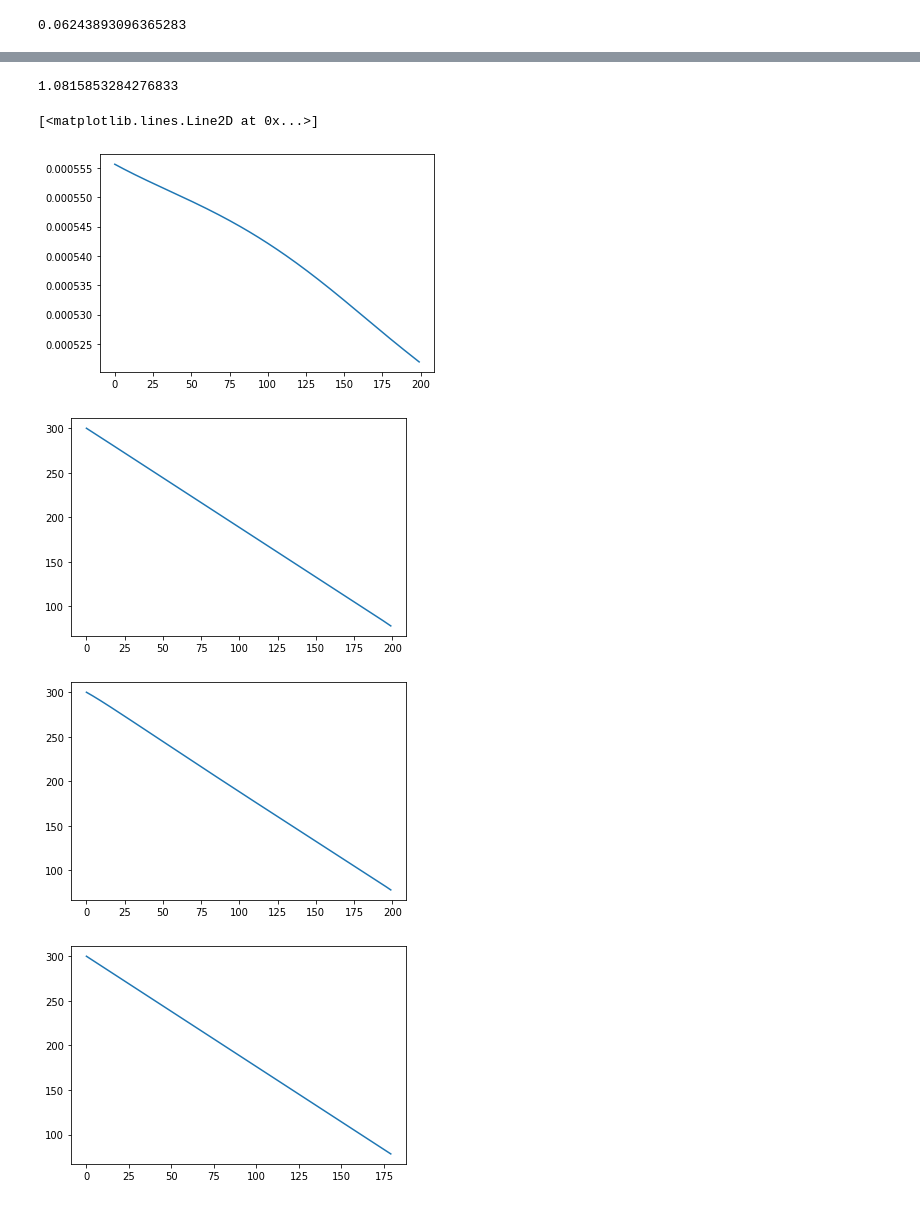
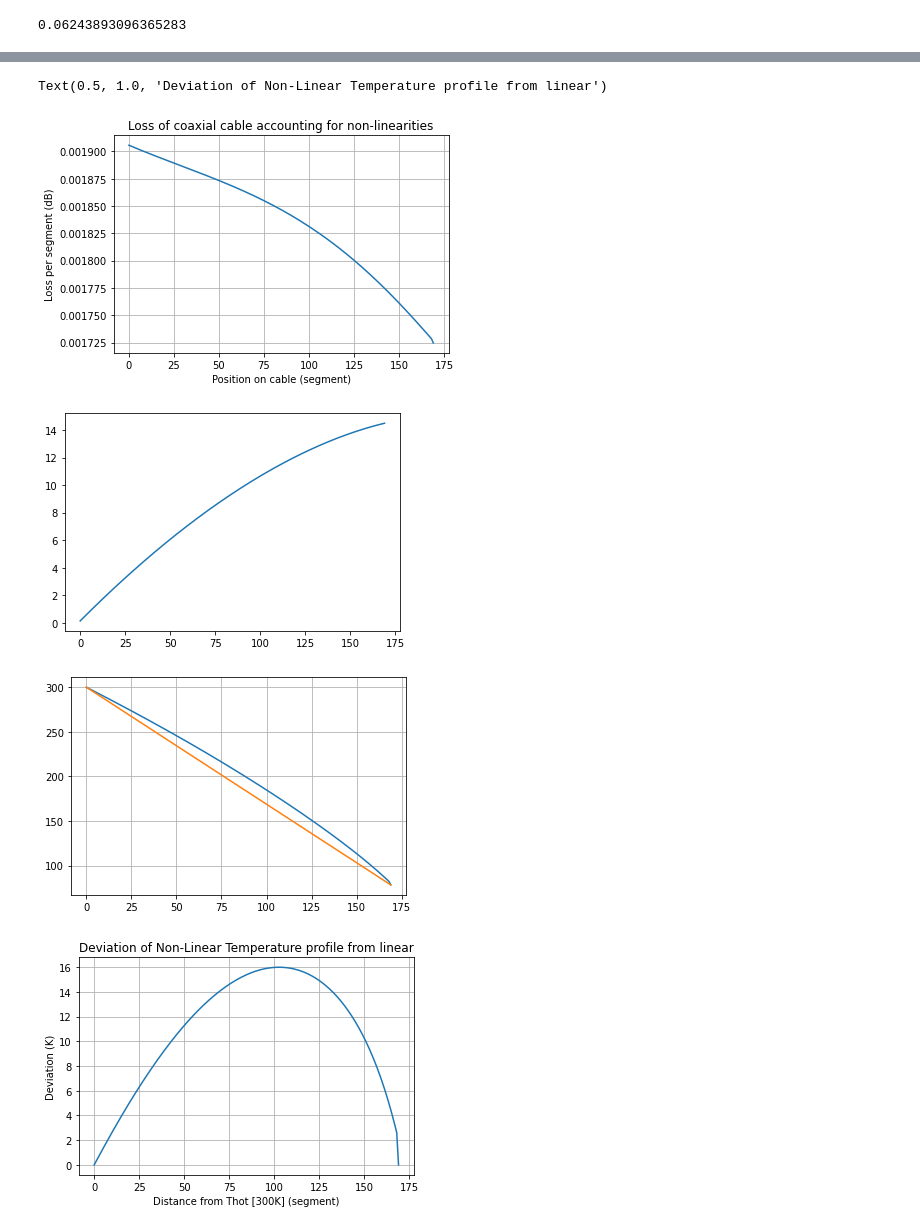
Before and after one commit to RoFree/1D_FDMethodThermal-EM, a Jupyter notebook: Thermal_Modeling_of_Coaxial_line_noise.ipynb, the cells around one changed output, grey strips where cells are left out. Drawn from its saved outputs; the diff is of its cells as text; code cells hidden in the pictures.

```diff
--- a/Thermal_Modeling_of_Coaxial_line_noise.ipynb
+++ b/Thermal_Modeling_of_Coaxial_line_noise.ipynb
@@ -389,18 +551,21 @@ print(HeatFlowTotal(max(old), min(old), R_tCalc(10/100, q_coax_SS_BeCu(mean(old)
 0.06243893096365283
 # %%
 #example, calculating a temperature gradient from an initial state and then finding the noise of the cable NOTE: also do deviation from linear
+Length = 0.059
+Dinner = 0.00051
+Douter = 0.00194
+Douter_i = 0.00168
 
-gradient_inner, gradient_outer = np.array(OneDFiniteThermalSolver_withResistancev3(300, 77, 0.01, 0.10, 170, tConduct_BeCu, tConduct_ss_304, 0.00220, 0.00180, 0.00051)) #units now in meters!!!!
+gradient_inner, gradient_outer = np.array(OneDFiniteThermalSolver_withResistancev4(300, 77, 0.01, Length, 170, tConduct_SUS304, tConduct_SUS304, Douter, Douter_i, Dinner)) #units now in meters!!!!
 
-#y, t = OneDFiniteEMNoiseSolverv3(gradient_inner, gradient_outer, 1.5, e_cond_ss, 2,  e_cond_cu, 1, 2.1, 0.220, 0.051, 10)#units in cm
-#y, t = OneDFiniteEMNoiseSolverv2(gradient_inner, gradient_outer, 1.5, e_cond_ss, e_cond_BeCu, 2.1, 0.0022, 0.00051, 0.10)
-y, t, loss_inner, loss_outer, dielectric_loss = OneDFiniteEMNoiseSolverv4(gradient_inner, gradient_outer, 1.5e+9, e_cond_ss, 2, e_cond_BeCu, 1, 2.1, 0.00220, 0.00180, 0.00051, 0.1) #units in cm, Hz, ohm/m, K
+#y, t = OneDFiniteEMNoiseSolverv3(gradient_inner, gradient_outer, 1.5, e_cond_ss, 2,  e_cond_cu, 1, 2.1, 0.220, 0.051, Length*1e-2)#units in cm
+#y, t = OneDFiniteEMNoiseSolverv2(gradient_inner, gradient_outer, 1.5, e_cond_SUS304, e_cond_BeCu_C17200, 2.1, Douter, Dinner, Length)
+#y, t, loss_inner, loss_outer, dielectric_loss = OneDFiniteEMNoiseSolverv4(gradient_inner, gradient_outer, 1.4e+9, e_cond_SUS304, 2, e_cond_SUS304, 2, 2.1, Douter, Douter_i, Dinner, Length) #units in m, Hz, ohm/m, K
+y, t, loss_inner, loss_outer, dielectric_loss = OneDFiniteEMNoiseSolverv4_withSurfaceRoughness(gradient_inner, gradient_outer, 1.4e+9, 10e-6, e_cond_SUS304, 1.0005, 15e-6, e_cond_SUS304, 1.0005, 2.1, Douter, Douter_i, Dinner, Length) #units in m, Hz, ohm/m, K
 print("Loss in dB/m")
 print(t)
-print(loss_inner)
-print(loss_outer)
-print(dielectric_loss)
 print("Noise of coax:")
-print(nTemp_calc(TotalNoisev2(y), 77, mean(gradient_inner)))
+nTemp, nTemp_array = nTemp_calc(np.array(y), 77, gradient_inner)
+print(nTemp)
 # %% [output]
 Loss in dB/m
@@ -413,28 +575,41 @@ Noise of coax:
 # %%
-print(t)
+interval = np.linspace(0, len(gradient_inner), len(gradient_inner))
+linear_fit = np.poly1d(np.polyfit(interval, gradient_inner, 1))
+linear_gradient = populateInitialState(300, 77, 0.059, len(gradient_inner))
+
+
 plot = plt.figure()
 ax = plt.axes()
 ax.plot(y)
+ax.set_xlabel("Position on cable (segment)")
+ax.set_ylabel("Loss per segment (dB)")
+ax.set_title("Loss of coaxial cable accounting for non-linearities")
+plt.grid()
 plot = plt.figure()
 ax = plt.axes()
-ax.plot(gradient_outer)
+ax.plot(nTemp_array)
 plot = plt.figure()
 ax = plt.axes()
 ax.plot(gradient_inner)
+ax.plot(linear_gradient)
+plt.grid()
 
-ref = populateInitialState(300, 77, 0.1, 180)
+
 deviation = []
-for i in range(len(ref)):
-  deviation.append(y[i]-ref[-i])
+for i in range(len(interval)):
+  deviation.append((gradient_outer[i]-linear_gradient[i]))
 
 plot = plt.figure()
 ax = plt.axes()
-ax.plot(ref)
+plt.grid()
+plt.plot(deviation)
+ax.set_xlabel("Distance from Thot [300K] (segment)")
+ax.set_ylabel("Deviation (K)")
+ax.set_title("Deviation of Non-Linear Temperature profile from linear")
 # %% [output]
-1.0815853284276833
+Text(0.5, 1.0, 'Deviation of Non-Linear Temperature profile from linear')
-[<matplotlib.lines.Line2D at 0x...>]
-[figure, old version]
+[figure, new version]
-[figure, old version]
+[figure, new version]
-[figure, old version]
+[figure, new version]
-[figure, old version]
+[figure, new version]
 # %% [markdown]
```
Also changed, not shown: parts of 7 cells of this notebook.
